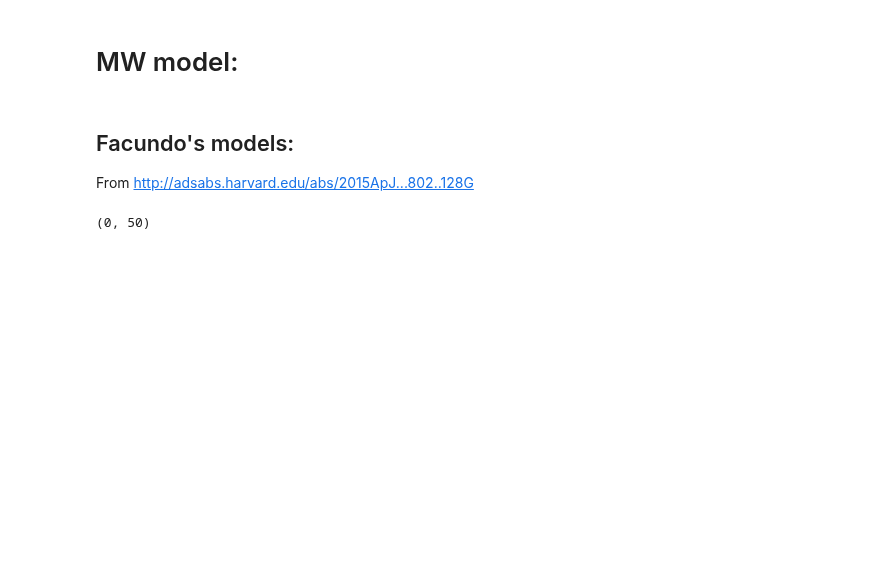
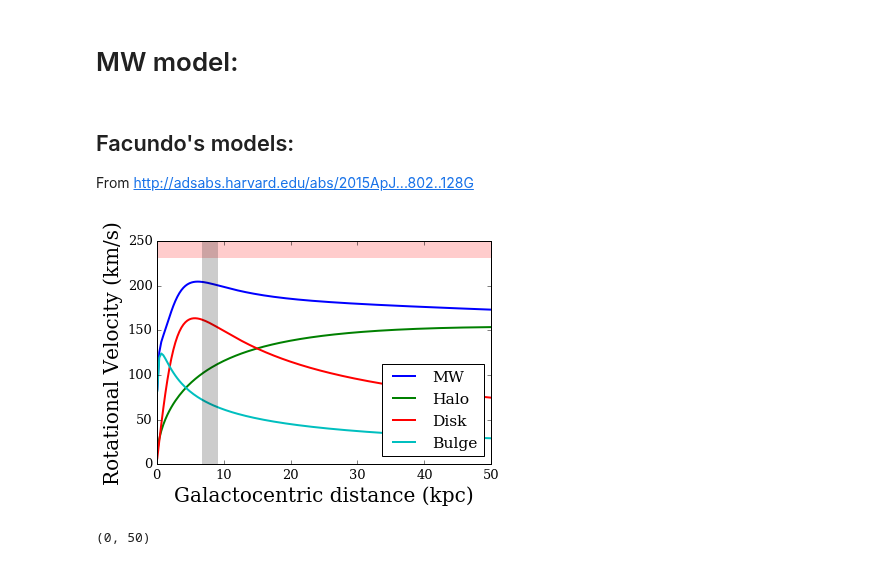
Before and after one commit to jngaravitoc/LMC-MW, a Jupyter notebook: code/MW_model.ipynb, the cells around one changed output. Drawn from its saved outputs; the diff is of its cells as text; code cells hidden in the pictures; blank space fills up the shorter version.

```diff
--- a/code/MW_model.ipynb
+++ b/code/MW_model.ipynb
@@ -54,6 +54,21 @@ Vc_Halo3 = vc_NFW(9.359,0, r, 0, 1E12)
 Vc_Disk3 = vc_mn(3.5, 0.53, 0, r, 0, 5E10)
 Vc_bulge3 = vc_hernquist(0.7, 0, r, 0, 1E10)
 Vc_MW3 = np.sqrt(Vc_Halo3**2 + Vc_Disk3**2 + Vc_bulge3**2)
+# %%
+plot(r, Vc_MW1, lw=2, label='MW')
+plot(r, Vc_Halo1, lw=2, label='Halo')
+plot(r, Vc_Disk1, lw=2, label='Disk')
+plot(r, Vc_bulge1, lw=2, label='Bulge')
+legend(loc='lower right')
+#axhline(170, lw=16, alpha=0.2)
+axhline(240, lw=16, alpha=0.2, c='r')
+axvline(8, lw=16, alpha=0.2, c='k')
+xlabel('Galactocentric distance (kpc)', fontsize=20)
+ylabel('Rotational Velocity (km/s)', fontsize=20)
+xlim(0, 50)
+savefig('Facundos_model.png', bbox_inches='tight')
+# %% [output]
+[figure, added]
 # %%
 figure(figsize=(16, 5))
 subplot(1, 3, 1)
```
Also changed, not shown: parts of 3 cells of this notebook.
